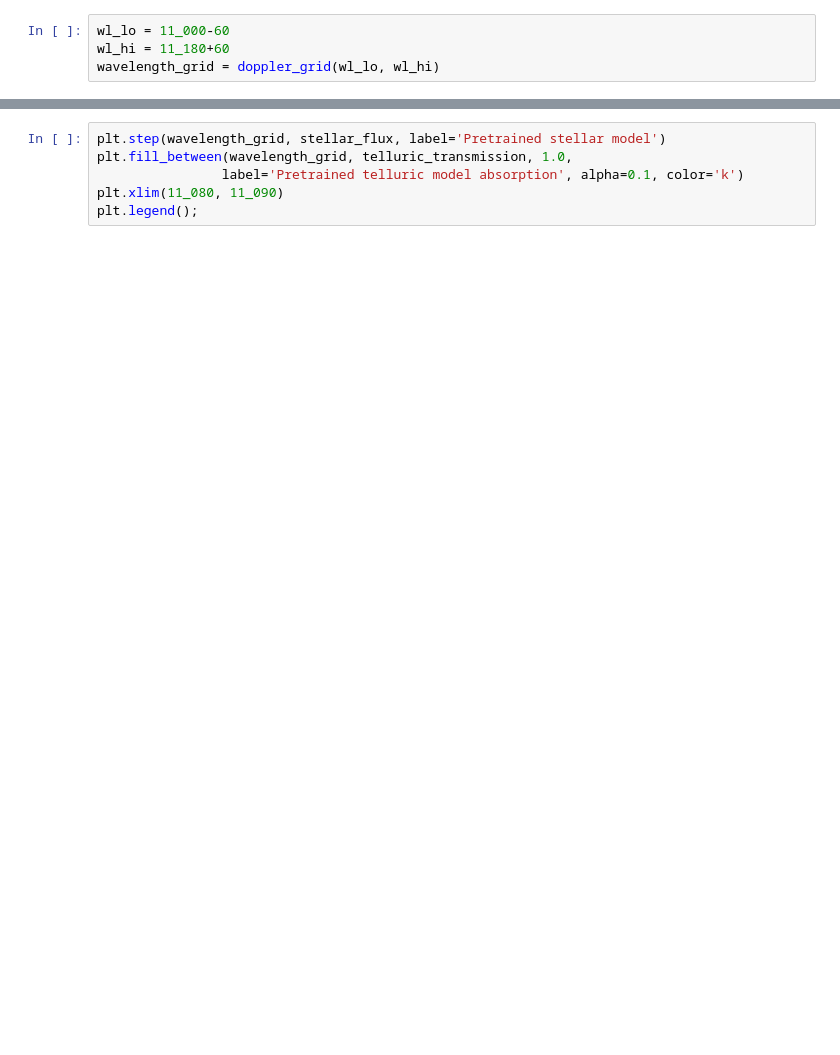
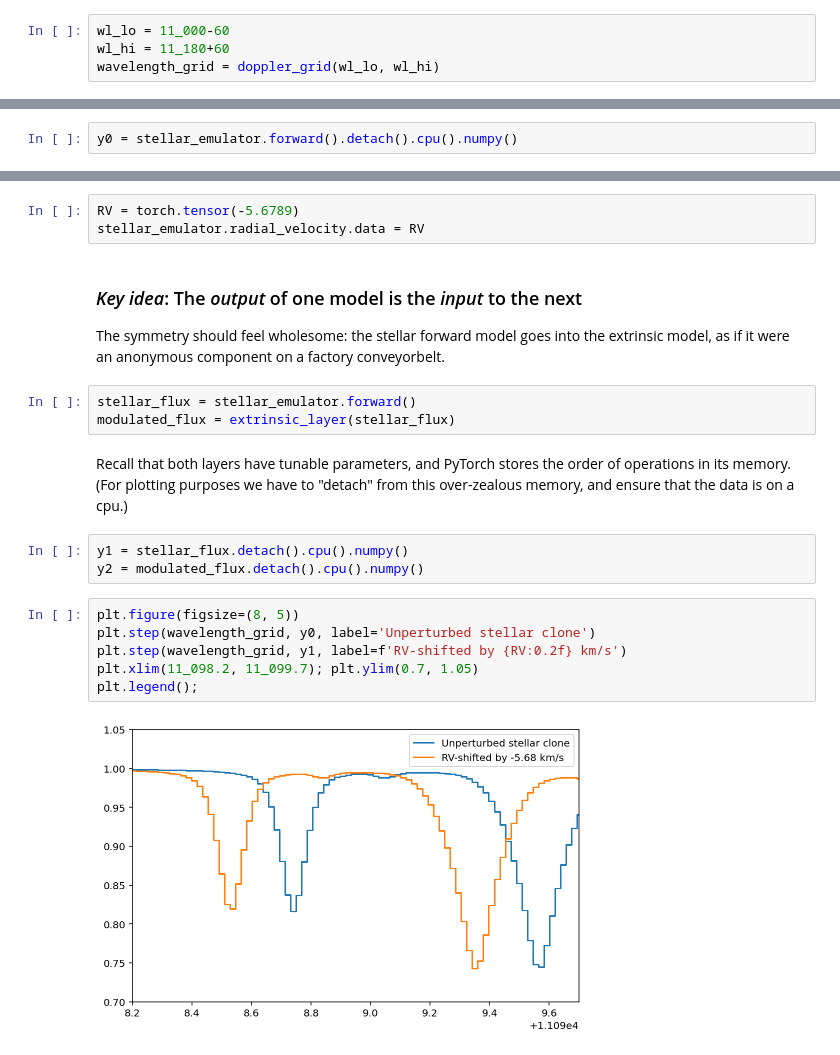
Before and after one commit to gully/blase, a Jupyter notebook: docs/tutorials/demo4.ipynb, the cells around one changed output, grey strips where cells are left out. Drawn from its saved outputs; the diff is of its cells as text; blank space fills up the shorter version.

Commit message:
Add a tutorial for the extrinsic model

```diff
--- a/docs/tutorials/demo4.ipynb
+++ b/docs/tutorials/demo4.ipynb
@@ -29,0 +30,2 @@ with torch.no_grad():
+# %%
+y0 = stellar_emulator.forward().detach().cpu().numpy()
@@ -30,6 +45,24 @@ with torch.no_grad():
+# %%
+RV = torch.tensor(-5.6789)
+stellar_emulator.radial_velocity.data = RV
+# %% [markdown]
+### *Key idea*: The *output* of one model is the *input* to the next
+
+The symmetry should feel wholesome: the stellar forward model goes into the extrinsic model, as if it were an anonymous component on a factory conveyorbelt.
+# %%
+stellar_flux = stellar_emulator.forward()
+modulated_flux = extrinsic_layer(stellar_flux)
+# %% [markdown]
+Recall that both layers have tunable parameters, and PyTorch stores the order of operations in its memory.
+(For plotting purposes we have to "detach" from this over-zealous memory, and ensure that the data is on a cpu.)
+# %%
+y1 = stellar_flux.detach().cpu().numpy()
+y2 = modulated_flux.detach().cpu().numpy()
 # %%
-plt.step(wavelength_grid, stellar_flux, label='Pretrained stellar model')
-plt.fill_between(wavelength_grid, telluric_transmission, 1.0,
-                label='Pretrained telluric model absorption', alpha=0.1, color='k')
-plt.xlim(11_080, 11_090)
+plt.figure(figsize=(8, 5))
+plt.step(wavelength_grid, y0, label='Unperturbed stellar clone')
+plt.step(wavelength_grid, y1, label=f'RV-shifted by {RV:0.2f} km/s')
+plt.xlim(11_098.2, 11_099.7); plt.ylim(0.7, 1.05)
 plt.legend();
+# %% [output]
+[figure, added]
```
Also changed, not shown: parts of 16 cells of this notebook, 1 other file.
